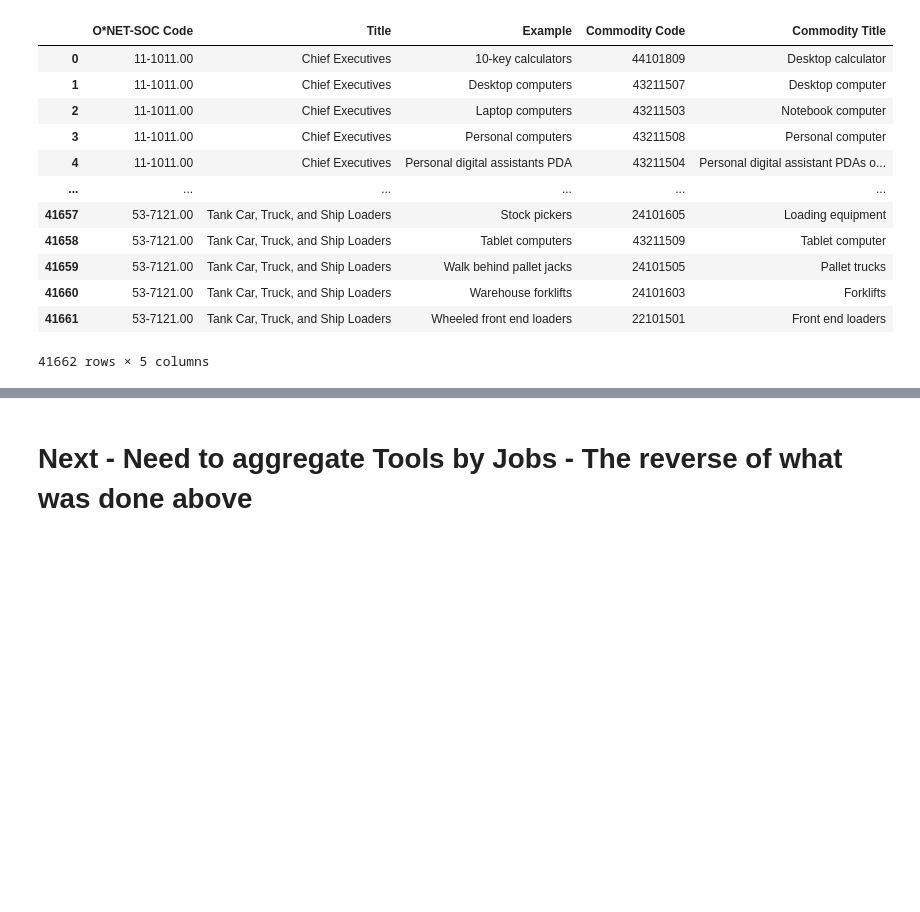
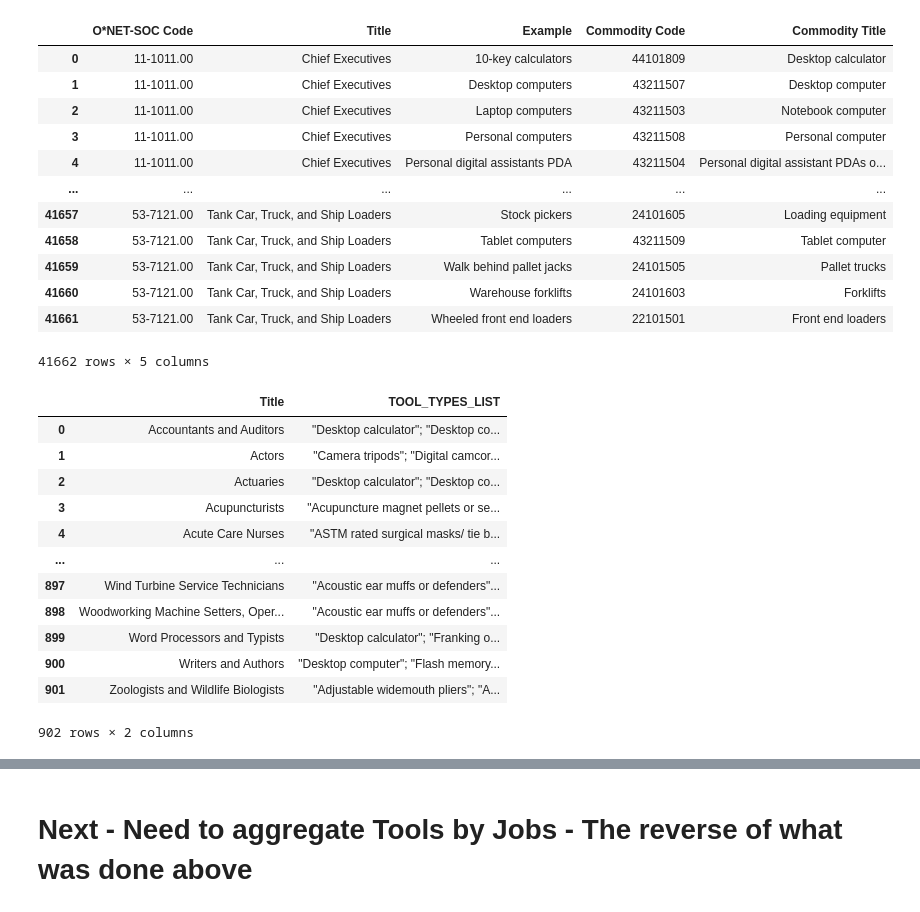
Before and after one commit to matthewcavanaugh96/magnimind, a Jupyter notebook: AI Job Displacement/Part 1-2 Tools Aggregates.ipynb, the cells around one changed output, grey strips where cells are left out. Saved outputs shown, nothing was run; the diff lists cells and outputs as text; code cells hidden in the pictures; blank space fills up the shorter version.

```diff
--- a/AI Job Displacement/Part 1-2 Tools Aggregates.ipynb
+++ b/AI Job Displacement/Part 1-2 Tools Aggregates.ipynb
@@ -176,10 +176,10 @@ total_tools_by_title = (
     .sort_values('TOTAL_TOOLS_BY_JOB', ascending=False)
 )
 
-# Find count of unique tools by title
+# Find count of unique tool types by title
 total_tool_types_by_title = (
     df_tools_used
-    .groupby(['O*NET-SOC Code', 'Commodity Title'])['Example']
+    .groupby(['Title'])['Commodity Title']
     .nunique()
     .reset_index(name='TOTAL_TOOL_TYPES_BY_JOB')
     .sort_values('TOTAL_TOOL_TYPES_BY_JOB', ascending=False)
@@ -195,15 +195,31 @@ tools_by_title = (
     .reset_index(name='TOOLS_LIST')
 )
 
-# Create column list of all tools by title
-tools_by_title = (
+# Create column list of all tool types by title
+tool_types_by_title = (
     df_tools_used
-    .groupby('Title')['Example']
+    .groupby('Title')['Commodity Title']
     .apply(lambda x: '; '.join(
         f'"{e}"' for e in sorted(x.unique())
     ))
-    .reset_index(name='TOOLS_LIST')
+    .reset_index(name='TOOL_TYPES_LIST')
 )
+# %%
+tool_types_by_title
+# %% [output]
+|  | Title | TOOL_TYPES_LIST |
+| 0 | Accountants and Auditors | "Desktop calculator"; "Desktop co... |
+| 1 | Actors | "Camera tripods"; "Digital camcor... |
+| 2 | Actuaries | "Desktop calculator"; "Desktop co... |
+| 3 | Acupuncturists | "Acupuncture magnet pellets or se... |
+| 4 | Acute Care Nurses | "ASTM rated surgical masks/ tie b... |
+| ... | ... | ... |
+| 897 | Wind Turbine Service Technicians | "Acoustic ear muffs or defenders"... |
+| 898 | Woodworking Machine Setters, Oper... | "Acoustic ear muffs or defenders"... |
+| 899 | Word Processors and Typists | "Desktop calculator"; "Franking o... |
+| 900 | Writers and Authors | "Desktop computer"; "Flash memory... |
+| 901 | Zoologists and Wildlife Biologists | "Adjustable widemouth pliers"; "A... |
+902 rows × 2 columns
 # %%
 # Merge
 titles_tools_and_types = df_tools_used.merge(
```
Also changed, not shown: parts of 10 cells of this notebook.
